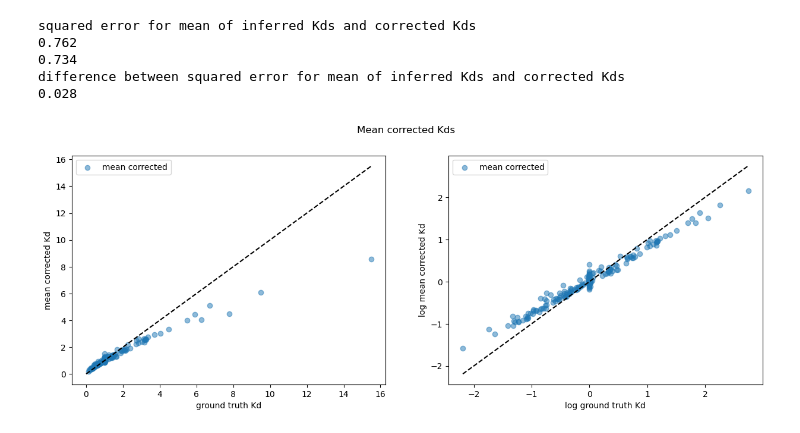
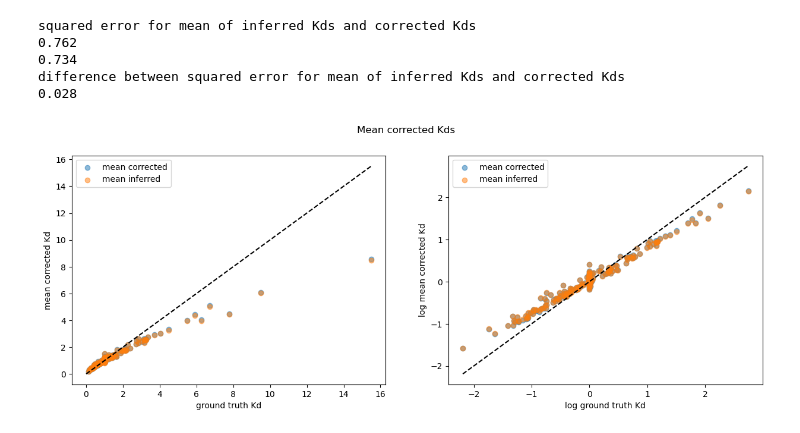
Before and after one commit to JoshuaGensel/dmMIME_correction, a Jupyter notebook: src/simulation_test.ipynb, the cells around one changed output. Drawn from its saved outputs; the diff is of its cells as text; code cells hidden in the pictures.

Commit message:
additional testing plots

```diff
--- a/src/simulation_test.ipynb
+++ b/src/simulation_test.ipynb
@@ -71,12 +71,17 @@ def compute_expected_Kds(path_to_unbound_counts : str, path_to_inferred_Kds : st
     """
     # load unbound counts
     unbound_counts = np.loadtxt(path_to_unbound_counts, skiprows=1, dtype=int)
-    # remove first column
+    # remove first and second column
     unbound_counts = unbound_counts[:, 1:]
     # subtract 0.45 percent from column 3,4 and 5
+    # unbound_counts[:, 0] = unbound_counts[:, 0] - unbound_counts[:, 0]*0.0045
     unbound_counts[:, 1] = unbound_counts[:, 1] - unbound_counts[:, 1]*0.0045
     unbound_counts[:, 2] = unbound_counts[:, 2] - unbound_counts[:, 2]*0.0045
     unbound_counts[:, 3] = unbound_counts[:, 3] - unbound_counts[:, 3]*0.0045
+    # compute proportion of unbound counts
+    unbound_counts = unbound_counts / unbound_counts.sum(axis=1)[:, None]
+    # remove first column
+    # unbound_counts = unbound_counts[:, 1:]
 
     # load inferred Kds
     df = pd.read_csv(path_to_inferred_Kds, sep='\t')
@@ -89,17 +94,18 @@ def compute_expected_Kds(path_to_unbound_counts : str, path_to_inferred_Kds : st
 
     # stack median_mut_C, median_mut_G, median_mut_U as columns
     median_Kds = np.vstack((median_mut_C, median_mut_G, median_mut_U)).T
-    # add column of ones to the left
+    # add a column of 1s to the left of median_Kds
     median_Kds = np.hstack((np.ones((median_Kds.shape[0], 1)), median_Kds))
-    # apply log to all elements
-    median_Kds = np.log(median_Kds)
+    # elemntwise product of median_Kds and unbound_counts
+    expected_mut_Kds = np.log2(median_Kds) * unbound_counts
 
-    # compute the average Kd weighted by the unbound counts
+    # compute the average Kd as product of the expected_mut_Kds per row
     weighted_Kds = np.zeros(median_Kds.shape[0])
     for i in range(median_Kds.shape[0]):
-        weighted_Kds[i] = np.average(median_Kds[i, :], weights=unbound_counts[i, :])
-    # backtransform the weighted Kds
-    weighted_Kds = np.exp(weighted_Kds)
+        weighted_Kds[i] = np.sum(expected_mut_Kds[i])
+    weighted_Kds = np.exp2(weighted_Kds)
+
+    print(weighted_Kds.shape)
 
     expected_sequence_Kd = np.prod(weighted_Kds)
 
@@ -388,33 +397,43 @@ mean_corrected_Kds_prot_01 = np.mean([corrected_Kds_prot_01_01, corrected_Kds_pr
 mean_corrected_Kds_prot_1 = np.mean([corrected_Kds_prot_1_01, corrected_Kds_prot_1_1, corrected_Kds_prot_1_10], axis=0)
 mean_corrected_Kds_prot_10 = np.mean([corrected_Kds_prot_10_01, corrected_Kds_prot_10_1, corrected_Kds_prot_10_10], axis=0)
 
+# take the mean of the inferred Kds
+mean_inferred_Kds_prot_01 = np.mean([inferred_Kds_prot_01_01, inferred_Kds_prot_01_1, inferred_Kds_prot_01_10], axis=0)
+mean_inferred_Kds_prot_1 = np.mean([inferred_Kds_prot_1_01, inferred_Kds_prot_1_1, inferred_Kds_prot_1_10], axis=0)
+mean_inferred_Kds_prot_10 = np.mean([inferred_Kds_prot_10_01, inferred_Kds_prot_10_1, inferred_Kds_prot_10_10], axis=0)
+
 # take the mean of all 3 protein concentrations
 mean_corrected_Kds = np.mean([mean_corrected_Kds_prot_01, mean_corrected_Kds_prot_1, mean_corrected_Kds_prot_10], axis=0)
+mean_inferred_Kds = np.mean([mean_inferred_Kds_prot_01, mean_inferred_Kds_prot_1, mean_inferred_Kds_prot_10], axis=0)
 
 # plot the mean of the corrected Kds vs ground truth
 fig, (ax1, ax2) = plt.subplots(1, 2, figsize=(15, 5))
 
 # plot ground truth vs corrected median Kds of each protein concentration
 ax1.scatter(ground_truth, mean_corrected_Kds, label='mean corrected', alpha=0.5)
+# also plot inferred Kds mean
+ax1.scatter(ground_truth, mean_inferred_Kds, label='mean inferred', alpha=0.5)
 ax1.set_xlabel('ground truth Kd')
 ax1.set_ylabel('mean corrected Kd')
 ax1.legend()
 x = np.linspace(0, np.max(ground_truth), 100)
 y = x
 ax1.plot(x, y, color='black', linestyle='--')
 
 # plot log ground truth vs log corrected median Kds of each protein concentration
 ax2.scatter(np.log(ground_truth), np.log(mean_corrected_Kds), label='mean corrected', alpha=0.5)
+# also plot inferred Kds mean
+ax2.scatter(np.log(ground_truth), np.log(mean_inferred_Kds), label='mean inferred', alpha=0.5)
 ax2.set_xlabel('log ground truth Kd')
 ax2.set_ylabel('log mean corrected Kd')
 ax2.legend()
 x = np.linspace(np.min(np.log(ground_truth)), np.max(np.log(ground_truth)), 100)
 y = x
 ax2.plot(x, y, color='black', linestyle='--')
 
 # set overall title
 fig.suptitle('Mean corrected Kds')
 
 plt.show()
 # %% [output]
-[figure, old version]
+[figure, new version]
```
Also changed, not shown: parts of 1 cell of this notebook.
